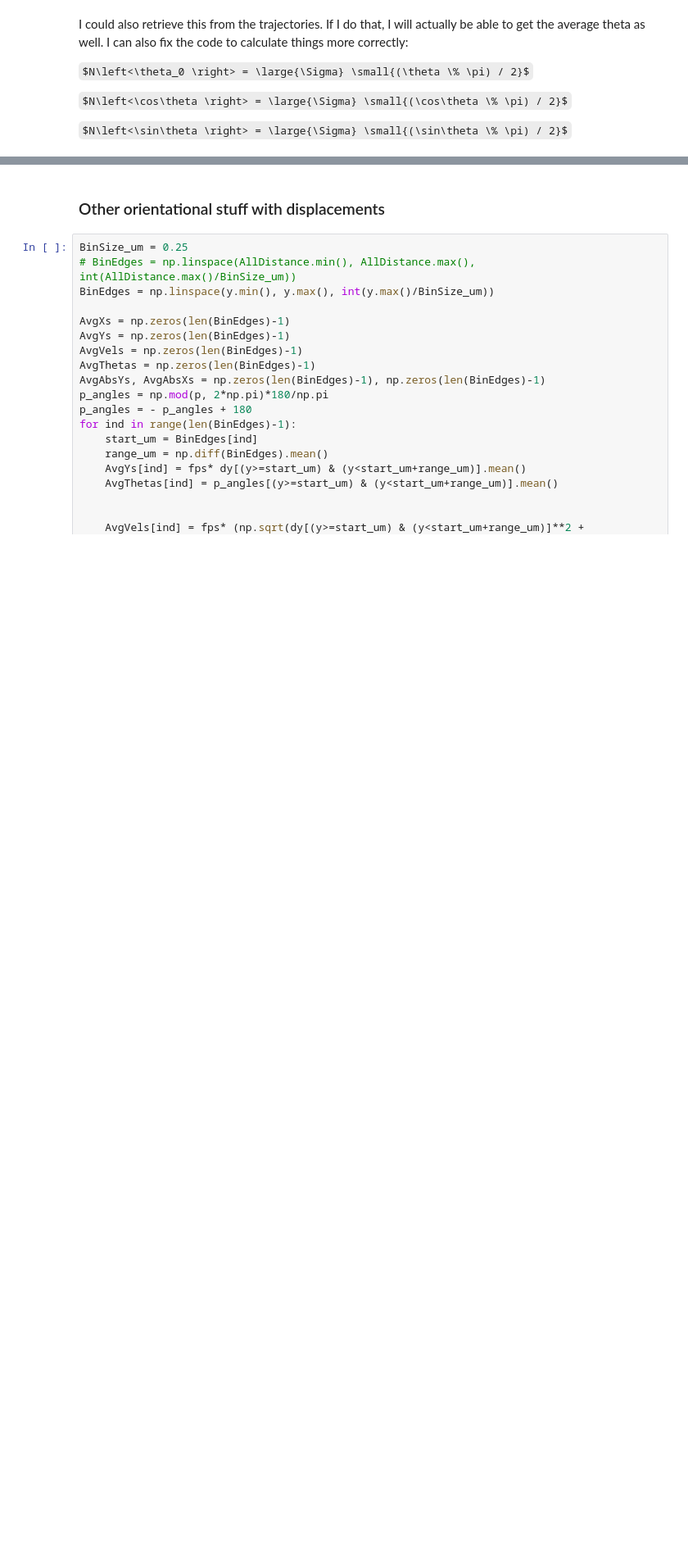
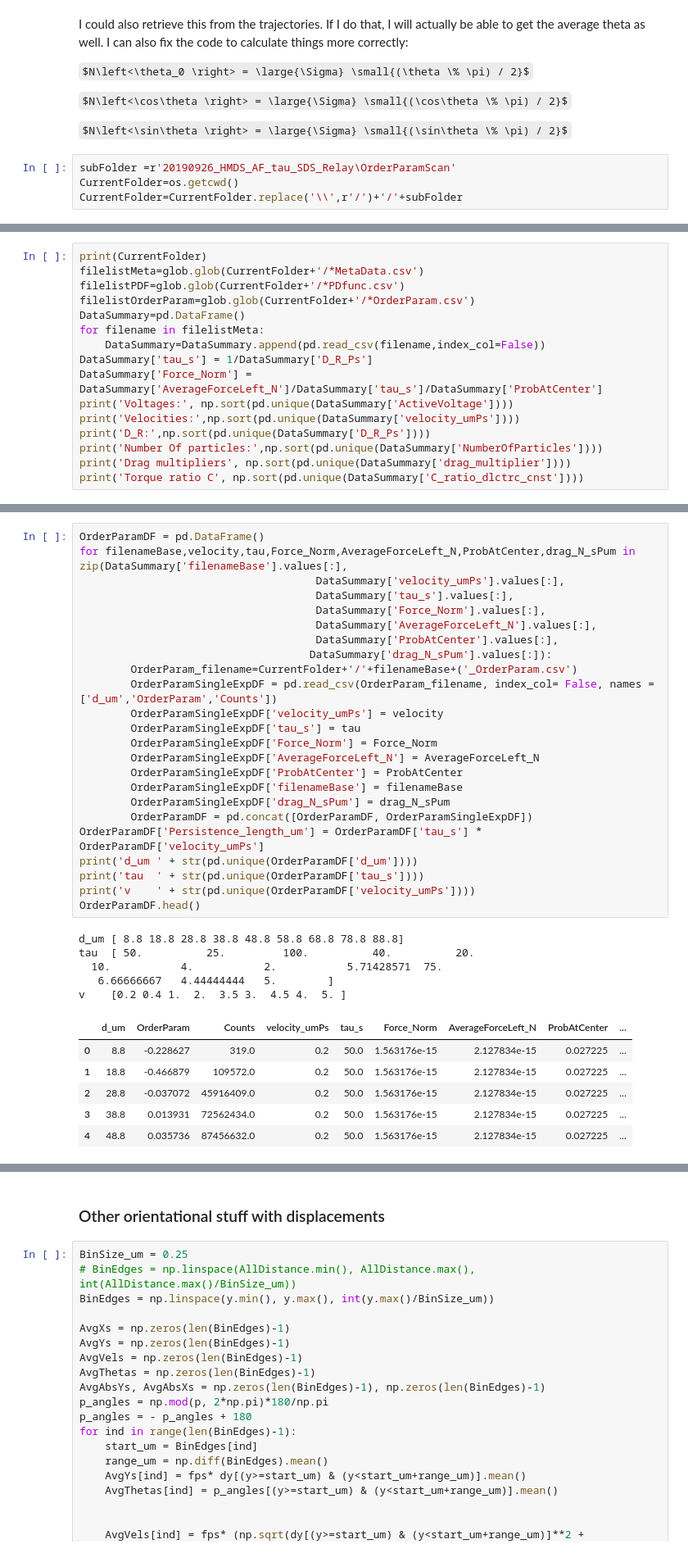
Before and after one commit to MichaHK/Simulation, a Jupyter notebook: SimulationResultsVisualization.ipynb, the cells around one changed output, grey strips where cells are left out. Shown: that part at 82% size. Drawn from its saved outputs; the diff is of its cells as text; some formulas as TeX source; blank space fills up the shorter version.

Commit message:
This works for setting D_R and velocities, before I changed to working with persistence length (l_p)

```diff
--- a/SimulationResultsVisualization.ipynb
+++ b/SimulationResultsVisualization.ipynb
@@ -480,3 +486,7 @@ $N\left<\theta_0 \right> = \large{\Sigma} \small{(\theta \% \pi) / 2}$
 $N\left<\cos\theta \right> = \large{\Sigma} \small{(\cos\theta \% \pi) / 2}$
 
 $N\left<\sin\theta \right> = \large{\Sigma} \small{(\sin\theta \% \pi) / 2}$
+# %%
+subFolder =r'20190926_HMDS_AF_tau_SDS_Relay\OrderParamScan'
+CurrentFolder=os.getcwd()
+CurrentFolder=CurrentFolder.replace('\\',r'/')+'/'+subFolder
@@ -482,0 +501,16 @@ $N\left<\sin\theta \right> = \large{\Sigma} \small{(\sin\theta \% \pi) / 2}$
+# %%
+print(CurrentFolder)
+filelistMeta=glob.glob(CurrentFolder+'/*MetaData.csv')
+filelistPDF=glob.glob(CurrentFolder+'/*PDfunc.csv')
+filelistOrderParam=glob.glob(CurrentFolder+'/*OrderParam.csv')
+DataSummary=pd.DataFrame()
+for filename in filelistMeta:
+    DataSummary=DataSummary.append(pd.read_csv(filename,index_col=False))
+DataSummary['tau_s'] = 1/DataSummary['D_R_Ps']
+DataSummary['Force_Norm'] = DataSummary['AverageForceLeft_N']/DataSummary['tau_s']/DataSummary['ProbAtCenter']
+print('Voltages:', np.sort(pd.unique(DataSummary['ActiveVoltage'])))
+print('Velocities:',np.sort(pd.unique(DataSummary['velocity_umPs'])))
+print('D_R:',np.sort(pd.unique(DataSummary['D_R_Ps'])))
+print('Number Of particles:',np.sort(pd.unique(DataSummary['NumberOfParticles'])))
+print('Drag multipliers', np.sort(pd.unique(DataSummary['drag_multiplier'])))
+print('Torque ratio C', np.sort(pd.unique(DataSummary['C_ratio_dlctrc_cnst'])))
@@ -482,0 +527,36 @@ $N\left<\sin\theta \right> = \large{\Sigma} \small{(\sin\theta \% \pi) / 2}$
+# %%
+OrderParamDF = pd.DataFrame()
+for filenameBase,velocity,tau,Force_Norm,AverageForceLeft_N,ProbAtCenter,drag_N_sPum in zip(DataSummary['filenameBase'].values[:],
+                                     DataSummary['velocity_umPs'].values[:],
+                                     DataSummary['tau_s'].values[:],
+                                     DataSummary['Force_Norm'].values[:],
+                                     DataSummary['AverageForceLeft_N'].values[:],
+                                     DataSummary['ProbAtCenter'].values[:],
+                                    DataSummary['drag_N_sPum'].values[:]):
+        OrderParam_filename=CurrentFolder+'/'+filenameBase+('_OrderParam.csv')
+        OrderParamSingleExpDF = pd.read_csv(OrderParam_filename, index_col= False, names = ['d_um','OrderParam','Counts'])
+        OrderParamSingleExpDF['velocity_umPs'] = velocity
+        OrderParamSingleExpDF['tau_s'] = tau
+        OrderParamSingleExpDF['Force_Norm'] = Force_Norm
+        OrderParamSingleExpDF['AverageForceLeft_N'] = AverageForceLeft_N
+        OrderParamSingleExpDF['ProbAtCenter'] = ProbAtCenter
+        OrderParamSingleExpDF['filenameBase'] = filenameBase
+        OrderParamSingleExpDF['drag_N_sPum'] = drag_N_sPum
+        OrderParamDF = pd.concat([OrderParamDF, OrderParamSingleExpDF])
+OrderParamDF['Persistence_length_um'] = OrderParamDF['tau_s'] * OrderParamDF['velocity_umPs']
+print('d_um ' + str(pd.unique(OrderParamDF['d_um'])))
+print('tau  ' + str(pd.unique(OrderParamDF['tau_s'])))
+print('v    ' + str(pd.unique(OrderParamDF['velocity_umPs'])))
+OrderParamDF.head()
+# %% [output]
+d_um [ 8.8 18.8 28.8 38.8 48.8 58.8 68.8 78.8 88.8]
+tau  [ 50.          25.         100.          40.          20.
+  10.           4.           2.           5.71428571  75.
+   6.66666667   4.44444444   5.        ]
+v    [0.2 0.4 1.  2.  3.5 3.  4.5 4.  5. ]
+|  | d_um | OrderParam | Counts | velocity_umPs | tau_s | Force_Norm | AverageForceLeft_N | ProbAtCenter | ... |
+| 0 | 8.8 | -0.228627 | 319.0 | 0.2 | 50.0 | 1.563176e-15 | 2.127834e-15 | 0.027225 | ... |
+| 1 | 18.8 | -0.466879 | 109572.0 | 0.2 | 50.0 | 1.563176e-15 | 2.127834e-15 | 0.027225 | ... |
+| 2 | 28.8 | -0.037072 | 45916409.0 | 0.2 | 50.0 | 1.563176e-15 | 2.127834e-15 | 0.027225 | ... |
+| 3 | 38.8 | 0.013931 | 72562434.0 | 0.2 | 50.0 | 1.563176e-15 | 2.127834e-15 | 0.027225 | ... |
+| 4 | 48.8 | 0.035736 | 87456632.0 | 0.2 | 50.0 | 1.563176e-15 | 2.127834e-15 | 0.027225 | ... |
```
Also changed, not shown: parts of 16 cells of this notebook, 2 other files.
